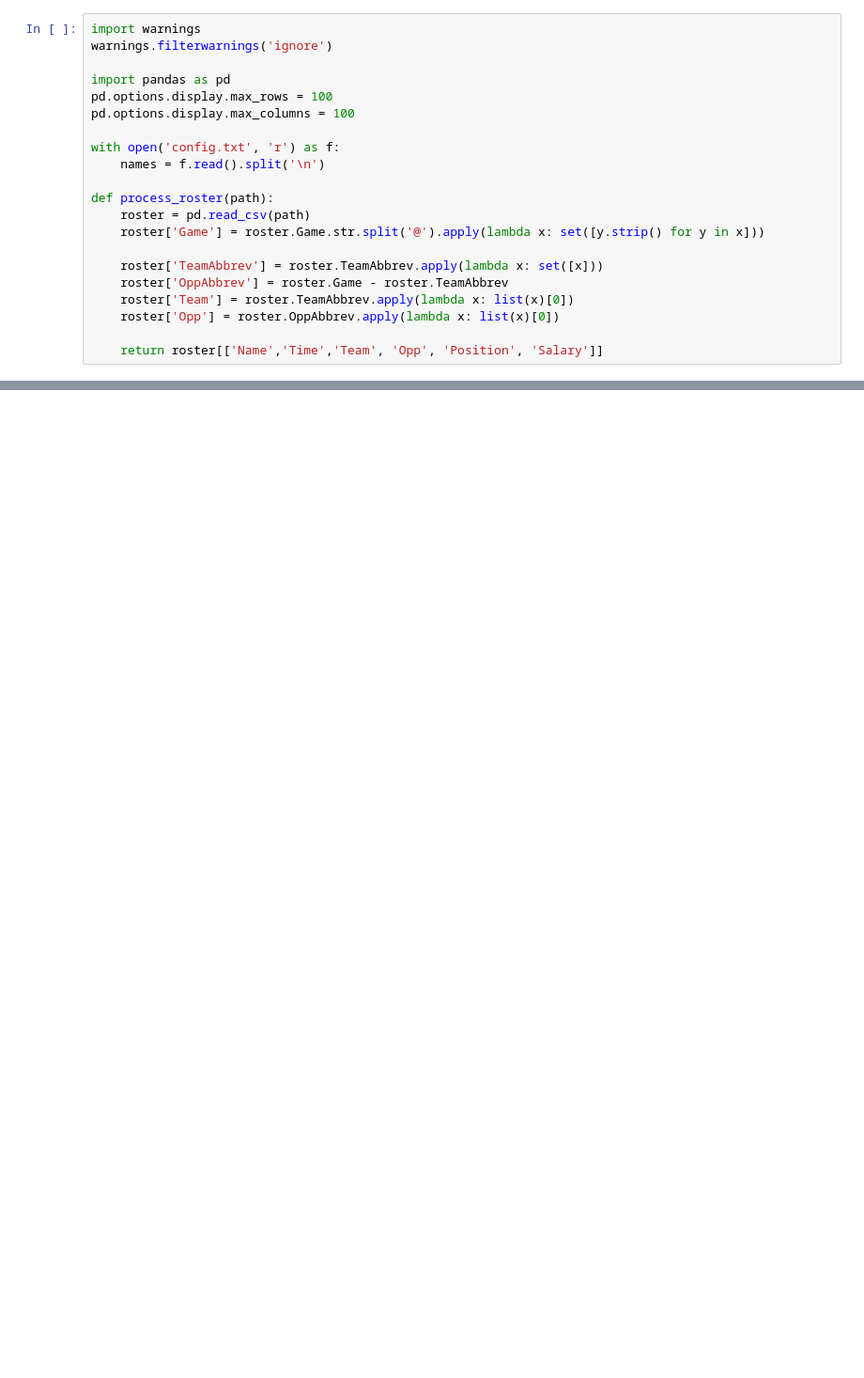
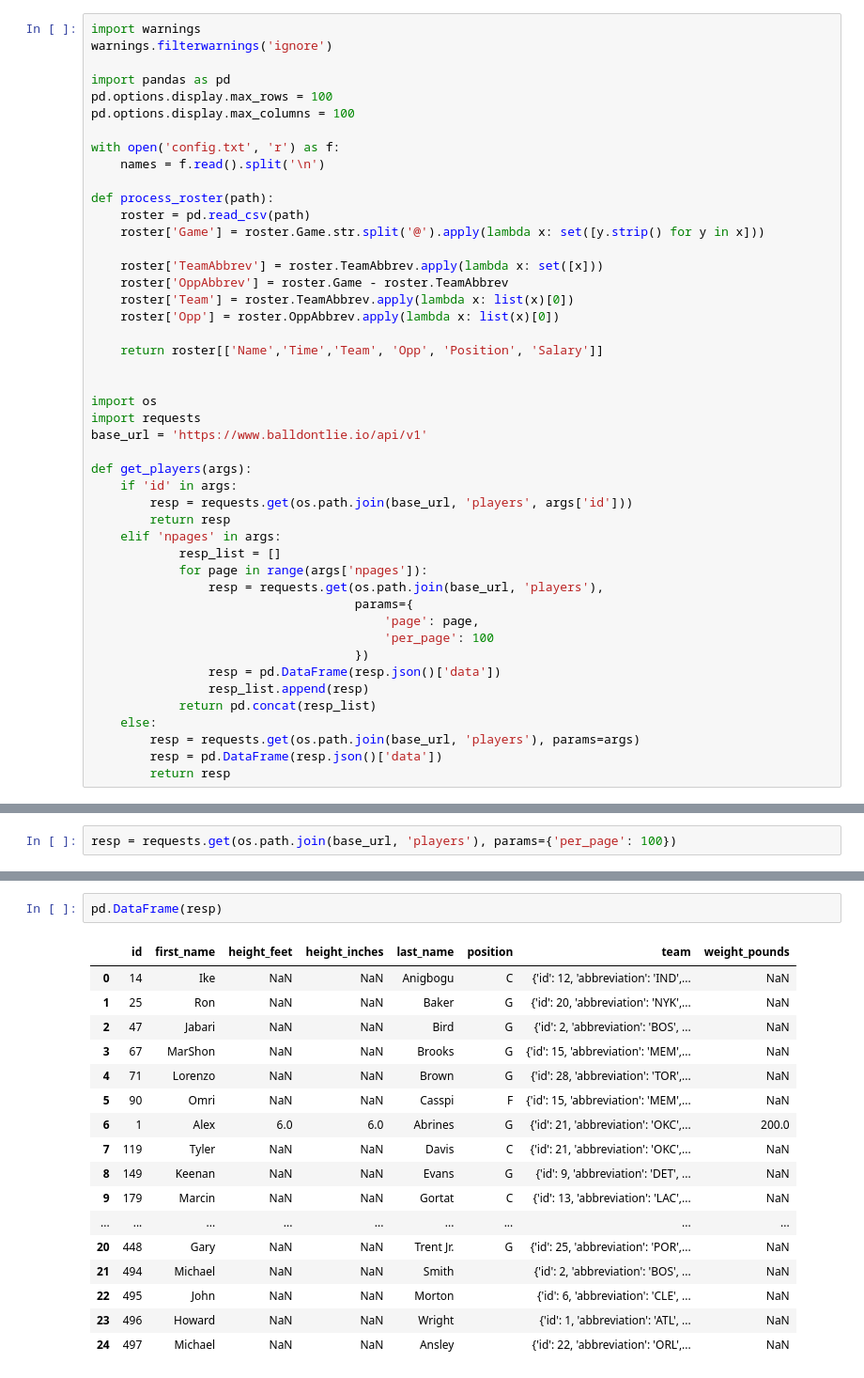
Before and after one commit to anthonysuherli/nba_draftkings, a Jupyter notebook: research.ipynb, the cells around one changed output, grey strips where cells are left out. Shown at 94% size. Drawn from its saved outputs; the diff is of its cells as text; blank space fills up the shorter version.

```diff
--- a/research.ipynb
+++ b/research.ipynb
@@ -19,5 +19,30 @@ def process_roster(path):
     roster['Opp'] = roster.OppAbbrev.apply(lambda x: list(x)[0])
 
     return roster[['Name','Time','Team', 'Opp', 'Position', 'Salary']]
+
+
+import os
+import requests
+base_url = 'https://www.balldontlie.io/api/v1'
+
+def get_players(args):
+    if 'id' in args:
+        resp = requests.get(os.path.join(base_url, 'players', args['id']))
+        return resp
+    elif 'npages' in args:
+            resp_list = []
+            for page in range(args['npages']):
+                resp = requests.get(os.path.join(base_url, 'players'),
+                                    params={
+                                        'page': page,
+                                        'per_page': 100
+                                    })
+                resp = pd.DataFrame(resp.json()['data'])
+                resp_list.append(resp)
+            return pd.concat(resp_list)
+    else:
+        resp = requests.get(os.path.join(base_url, 'players'), params=args)
+        resp = pd.DataFrame(resp.json()['data'])
+        return resp
 # %%
 df = process_roster(f'data/NBA $3K AND-ONE [20 ENTRY MAX]/2022-10-10.csv')
@@ -41,0 +145,2 @@ import nba_api
+# %%
+resp = requests.get(os.path.join(base_url, 'players'), params={'per_page': 100})
@@ -41,0 +151,20 @@ import nba_api
+# %%
+pd.DataFrame(resp)
+# %% [output]
+|  | id | first_name | height_feet | height_inches | last_name | position | team | weight_pounds |
+| 0 | 14 | Ike | NaN | NaN | Anigbogu | C | {'id': 12, 'abbreviation': 'IND',... | NaN |
+| 1 | 25 | Ron | NaN | NaN | Baker | G | {'id': 20, 'abbreviation': 'NYK',... | NaN |
+| 2 | 47 | Jabari | NaN | NaN | Bird | G | {'id': 2, 'abbreviation': 'BOS', ... | NaN |
+| 3 | 67 | MarShon | NaN | NaN | Brooks | G | {'id': 15, 'abbreviation': 'MEM',... | NaN |
+| 4 | 71 | Lorenzo | NaN | NaN | Brown | G | {'id': 28, 'abbreviation': 'TOR',... | NaN |
+| 5 | 90 | Omri | NaN | NaN | Casspi | F | {'id': 15, 'abbreviation': 'MEM',... | NaN |
+| 6 | 1 | Alex | 6.0 | 6.0 | Abrines | G | {'id': 21, 'abbreviation': 'OKC',... | 200.0 |
+| 7 | 119 | Tyler | NaN | NaN | Davis | C | {'id': 21, 'abbreviation': 'OKC',... | NaN |
+| 8 | 149 | Keenan | NaN | NaN | Evans | G | {'id': 9, 'abbreviation': 'DET', ... | NaN |
+| 9 | 179 | Marcin | NaN | NaN | Gortat | C | {'id': 13, 'abbreviation': 'LAC',... | NaN |
+| ... | ... | ... | ... | ... | ... | ... | ... | ... |
+| 20 | 448 | Gary | NaN | NaN | Trent Jr. | G | {'id': 25, 'abbreviation': 'POR',... | NaN |
+| 21 | 494 | Michael | NaN | NaN | Smith |  | {'id': 2, 'abbreviation': 'BOS', ... | NaN |
+| 22 | 495 | John | NaN | NaN | Morton |  | {'id': 6, 'abbreviation': 'CLE', ... | NaN |
+| 23 | 496 | Howard | NaN | NaN | Wright |  | {'id': 1, 'abbreviation': 'ATL', ... | NaN |
+| 24 | 497 | Michael | NaN | NaN | Ansley |  | {'id': 22, 'abbreviation': 'ORL',... | NaN |
```
Also changed, not shown: parts of 12 cells of this notebook, 2 other files.
